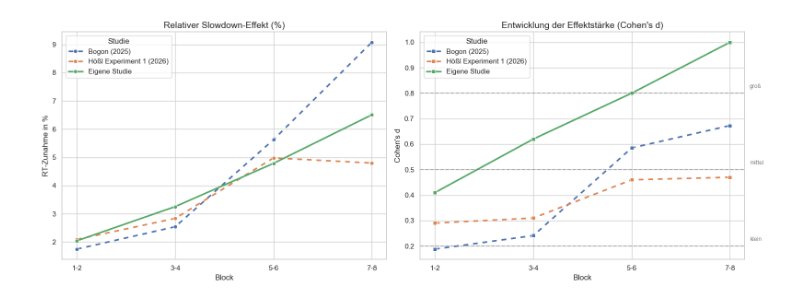
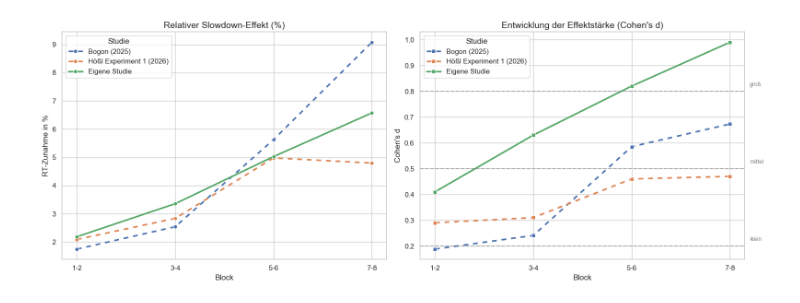
Before and after one commit to Michael1Mueller/Analyse-der-Latenz-induzierten-Nutzerverlangsamung-anhand-Mausbewegungsdaten, a Jupyter notebook: mainStudy/comparison.ipynb, the cells around one changed output. Saved outputs shown, nothing was run; the diff lists cells and outputs as text; code cells hidden in the pictures.

```diff
--- a/mainStudy/comparison.ipynb
+++ b/mainStudy/comparison.ipynb
@@ -9,40 +9,40 @@ fig, (ax1, ax2) = plt.subplots(1, 2, figsize=(16, 6))
 data = {
     'Studie': ['Bogon (2025)']*4 + ['Hößl Experiment 1 (2026)']*4 + ['Eigene Studie']*4,
     'Block': ['1-2', '3-4', '5-6', '7-8'] * 3,
-    'NoDelay': [1087, 984, 924, 903, 1148, 1093, 1044, 1042, 623.85, 564.82, 534.29, 519.27],
-    'Delay': [1106, 1009, 976, 985, 1172, 1124, 1096, 1092, 636.59, 583.20, 559.87, 553.07],
-    'Cohens_d': [0.188, 0.241, 0.585, 0.673, 0.29, 0.31, 0.46, 0.47, 0.41, 0.62, 0.80, 1.00]
+    'NoDelay': [1087, 984, 924, 903, 1148, 1093, 1044, 1042, 623.42, 564.54, 533.30, 519.25],
+    'Delay': [1106, 1009, 976, 985, 1172, 1124, 1096, 1092, 637.05, 583.49, 560.11, 553.39],
+    'Cohens_d': [0.188, 0.241, 0.585, 0.673, 0.29, 0.31, 0.46, 0.47, 0.41, 0.63, 0.82, 0.99]
 }
 
 df = pd.DataFrame(data)
 df['Effekt_Prozent'] = ((df['Delay'] - df['NoDelay']) / df['NoDelay']) * 100
 
 line_styles = {
     'Bogon (2025)': (3, 3),
     'Hößl Experiment 1 (2026)': (3, 3),
     'Eigene Studie': ''
 }
 
 sns.lineplot(data=df, x='Block', y='Effekt_Prozent', hue='Studie', style='Studie',
              dashes=line_styles, marker='o', ax=ax1, linewidth=2.5)
 ax1.set_title('Relativer Slowdown-Effekt (%)', fontsize=14)
 ax1.set_ylabel('RT-Zunahme in %')
 ax1.set_xlabel('Block')
 
 sns.lineplot(data=df, x='Block', y='Cohens_d', hue='Studie', style='Studie',
              dashes=line_styles, marker='s', ax=ax2, linewidth=2.5)
 ax2.set_title('Entwicklung der Effektstärke (Cohen\'s d)', fontsize=14)
 ax2.set_ylabel('Cohen\'s d')
 ax2.set_xlabel('Block')
 
 ax2.axhline(0.2, ls='--', color='gray', alpha=0.5)
 ax2.axhline(0.5, ls='--', color='gray', alpha=0.5)
 ax2.axhline(0.8, ls='--', color='gray', alpha=0.5)
 ax2.text(3.2, 0.22, 'klein', fontsize=9, color='gray')
 ax2.text(3.2, 0.52, 'mittel', fontsize=9, color='gray')
 ax2.text(3.2, 0.82, 'groß', fontsize=9, color='gray')
 
 plt.tight_layout()
 plt.show()
 # %% [output]
-[figure, old version]
+[figure, new version]
```
Also changed, not shown: 20 other files.
